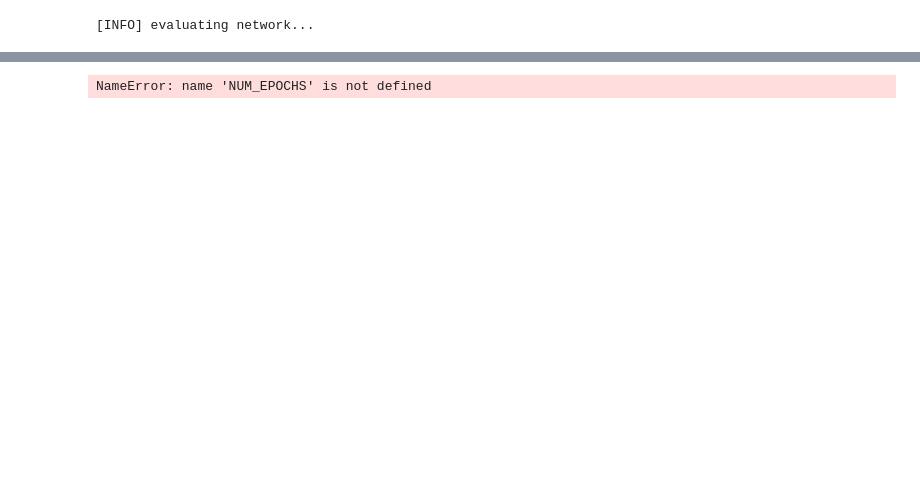
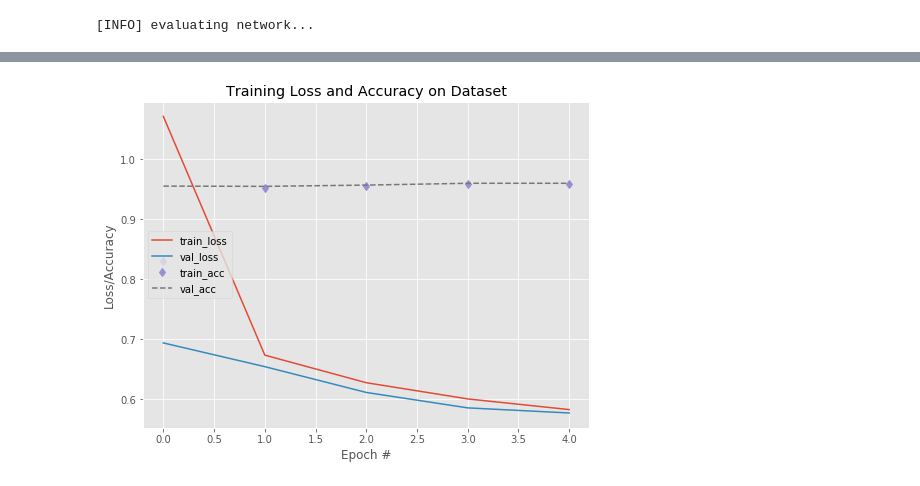
Before and after one commit to oserttas-math/MalariaDayApr25, a Jupyter notebook: notebooks/Version1.0.ipynb, the cells around one changed output, grey strips where cells are left out. Saved outputs shown, nothing was run; the diff lists cells and outputs as text; code cells hidden in the pictures; blank space fills up the shorter version.

```diff
--- a/notebooks/Version1.0.ipynb
+++ b/notebooks/Version1.0.ipynb
@@ -631,16 +647,16 @@ NameError: name 'testGen' is not defined
 # %%
 # plot the training loss and accuracy
 N = NUM_EPOCHS
 plt.style.use("ggplot")
 plt.figure(figsize=(8,6))
-plt.plot(np.arange(0, N), history.history["loss"], label="train_loss")
-plt.plot(np.arange(0, N), history.history["val_loss"], label="val_loss")
-plt.plot(np.arange(0, N), history.history["acc"],'d', label="train_acc")
-plt.plot(np.arange(0, N), history.history["val_acc"],'--', label="val_acc")
+plt.plot(np.arange(0, N), history_res.history["loss"], label="train_loss")
+plt.plot(np.arange(0, N), history_res.history["val_loss"], label="val_loss")
+plt.plot(np.arange(0, N), history_res.history["acc"],'d', label="train_acc")
+plt.plot(np.arange(0, N), history_res.history["val_acc"],'--', label="val_acc")
 plt.title("Training Loss and Accuracy on Dataset")
 plt.xlabel("Epoch #")
 plt.ylabel("Loss/Accuracy")
 plt.legend(loc="center left")
 plt.savefig('../reports/figures/ResNet.png')
 # %% [output]
-NameError: name 'NUM_EPOCHS' is not defined
+[figure, added]
```
Also changed, not shown: parts of 2 cells of this notebook, 6 other files.
